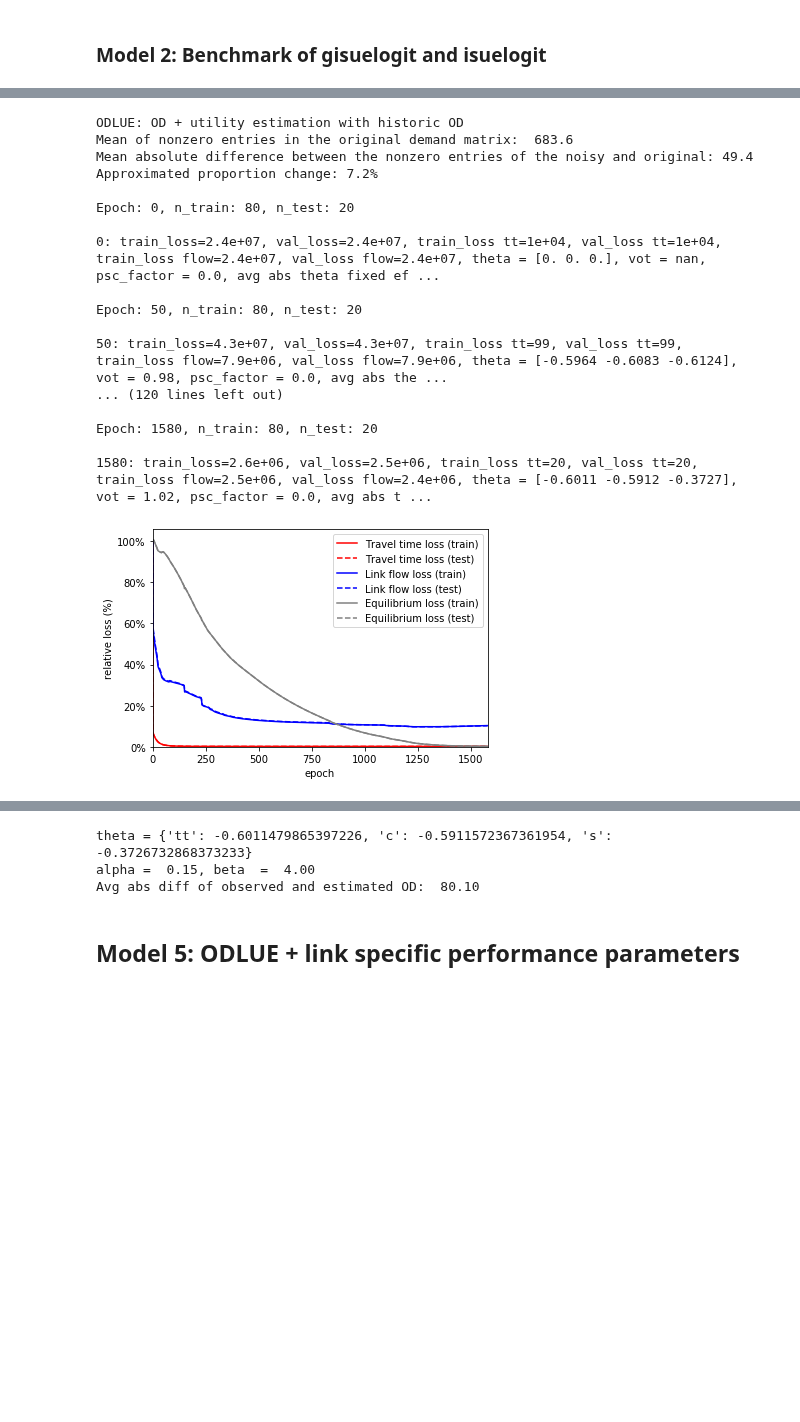
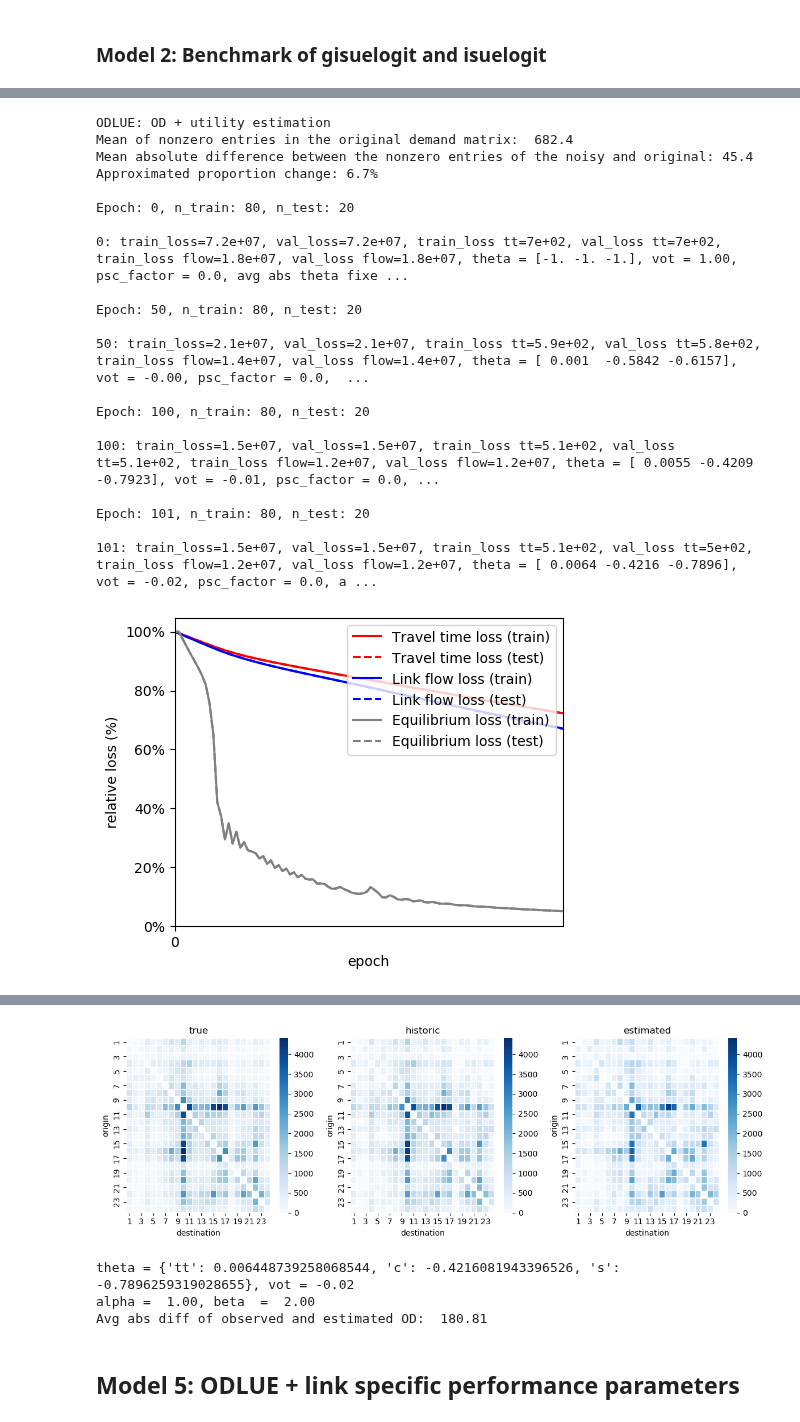
Before and after one commit to pabloguarda/pesuelogit, a Jupyter notebook: examples/notebooks/gisuelogit-siouxfalls.ipynb, the cells around one changed output, grey strips where cells are left out. Saved outputs shown, nothing was run; the diff lists cells and outputs as text; code cells hidden in the pictures; blank space fills up the shorter version.

```diff
--- a/examples/notebooks/gisuelogit-siouxfalls.ipynb
+++ b/examples/notebooks/gisuelogit-siouxfalls.ipynb
@@ -104,27 +105,30 @@ To enable them in other operations, rebuild TensorFlow with the appropriate comp
 # %% [markdown]
 ## Configuration
 # %%
-_EPOCHS = 2500
+_EPOCHS = 100
 _LR = 1e-1
 _RELATIVE_GAP = 1e-7
 _BATCH_SIZE = None
 _EPOCHS_PRINT_INTERVAL = 50
 
-# _LOSS_METRIC = mse
+_LOSS_METRIC = mse
 #_LOSS_METRIC  = btcg_mse
 #_LOSS_METRIC  = mnrmse
-_LOSS_METRIC  = nrmse
+#_LOSS_METRIC  = nrmse
+
+_LOSS_WEIGHTS ={'od': 1, 'theta': 0, 'tt': 1, 'flow': 1, 'eq_flow': 1}
 # %% [markdown]
 ## Models
 # %%
-list_models = ['equilibrium','lue', 'ode', 'odlue', 'odlulpe']
+list_models = ['equilibrium','lue', 'ode', 'lpe', 'odlue', 'odlulpe']
 
 run_model = dict.fromkeys(list_models,True)
-# run_model = dict.fromkeys(list_models, False)
+#run_model = dict.fromkeys(list_models, False)
 
 # run_model['equilibrium'] = True
 # run_model['lue'] = True
 # run_model['ode'] = True
+# run_model['lpe'] = True
 # run_model['odlue'] = True
 # run_model['odlulpe'] = True
 # %%
@@ -336,7 +491,7 @@ Avg abs diff of observed and estimated OD:  0.00
 if run_model['ode']:
     print('\n ODE: OD estimation with historic OD')
 
-    _RELATIVE_GAP = 1e-7
+    _RELATIVE_GAP = 1e-9
 
     optimizer = tf.keras.optimizers.Adam(learning_rate=_LR)
     # optimizer = tf.keras.optimizers.Adagrad(learning_rate=_LR)
@@ -391,7 +546,7 @@ if run_model['ode']:
         batch_size=_BATCH_SIZE,
         loss_metric=_LOSS_METRIC,
         # generalization_error={'train': False, 'validation': True},
-        loss_weights={'od': 1, 'theta': 0, 'tt': 1, 'flow': 1, 'eq_flow': 1},
+        loss_weights= dict(_LOSS_WEIGHTS),
         threshold_relative_gap=_RELATIVE_GAP,
         epochs_print_interval=_EPOCHS_PRINT_INTERVAL,
         epochs=_EPOCHS)
@@ -438,6 +596,6 @@ Avg abs diff of observed and estimated OD:  76.26
 # %%
 if run_model['odlue']:
-    print('\nODLUE: OD + utility estimation with historic OD')
+    print('\nODLUE: OD + utility estimation ')
 
     _RELATIVE_GAP = 1e-7
 
@@ -456,10 +614,12 @@ if run_model['odlue']:
                                                , 'tt': True, 'c': True, 's': True},
                                            )
 
-    # utility_parameters.random_initializer((-1,1),['tt','c','s'])
+    #utility_parameters.random_initializer((-1,1),['tt','c','s'])
+    utility_parameters.initial_values = dict(utility_parameters.initial_values, tt = -1, c = -1, s = -1)
 
     bpr_parameters = BPRParameters(keys=['alpha', 'beta'],
-                                   initial_values={'alpha': 0.15, 'beta': 4},
+                                   initial_values={'alpha': 1, 'beta': 2},
+                                   true_values={'alpha': 0.15, 'beta': 4},
                                    trainables=dict.fromkeys(['alpha', 'beta'], False),
                                    )
 
@@ -496,45 +656,54 @@ if run_model['odlue']:
 
     train_results_dfs['odlue'], val_results_dfs['odlue'] = odlue.train(
         X_train, Y_train, X_test, Y_test,
         optimizer=optimizer,
         batch_size=_BATCH_SIZE,
         loss_metric=_LOSS_METRIC,
         # generalization_error={'train': False, 'validation': True},
-        loss_weights={'od': 1, 'theta': 0, 'tt': 1, 'flow': 1, 'eq_flow': 1},
+        loss_weights= dict(_LOSS_WEIGHTS),
         threshold_relative_gap=_RELATIVE_GAP,
         epochs_print_interval=_EPOCHS_PRINT_INTERVAL,
         epochs=_EPOCHS)
 
-    plot_predictive_performance(train_losses=train_results_dfs['odlue'], val_losses=val_results_dfs['odlue'],
-                                xticks_spacing= 250)
+    train_results_estimates, train_results_losses = odlue.split_results(results=train_results_dfs['odlue'])
+    val_results_estimates, val_results_losses = odlue.split_results(results=val_results_dfs['odlue'])
 
-    plt.show()
+    plot_predictive_performance(train_losses= train_results_losses, val_losses=val_results_dfs['odlue'],
+                                xticks_spacing = 250)
+
+    plot_convergence_estimates(estimates=train_results_estimates.\
+                               assign(vot = train_results_estimates['tt']/train_results_estimates['c'])[['epoch','vot']],
+                               true_values={'vot':lue.utility.true_values['tt']/lue.utility.true_values['c']})
 
     Qs = {'true': tntp_network.OD.Q_true, 'historic': Q_historic, 'estimated': tf.sparse.to_dense(odlue.Q).numpy()}
 
     plot_heatmap_demands(Qs=Qs, vmin=np.min(Qs['true']), vmax=np.max(Qs['true']), subplots_dims=(1, 3), figsize=(12, 4))
 
     plt.show()
 
-    print(f"theta = {dict(zip(utility_parameters.true_values.keys(), list(odlue.theta.numpy())))}")
+    print(f"theta = {dict(zip(utility_parameters.true_values.keys(), list(odlue.theta.numpy())))}, "
+          f"vot = {train_results_estimates.eval('tt/c').values[-1]:0.2f}")
     print(f"alpha = {odlue.alpha: 0.2f}, beta  = {odlue.beta: 0.2f}")
     print(f"Avg abs diff of observed and estimated OD: {np.mean(np.abs(odlue.q - tntp_network.q.flatten())): 0.2f}")
 # %% [output]
-ODLUE: OD + utility estimation with historic OD
-Mean of nonzero entries in the original demand matrix:  683.6
-Mean absolute difference between the nonzero entries of the noisy and original: 49.4
-Approximated proportion change: 7.2%
+ODLUE: OD + utility estimation
+Mean of nonzero entries in the original demand matrix:  682.4
+Mean absolute difference between the nonzero entries of the noisy and original: 45.4
+Approximated proportion change: 6.7%
 
 Epoch: 0, n_train: 80, n_test: 20
 
-0: train_loss=2.4e+07, val_loss=2.4e+07, train_loss tt=1e+04, val_loss tt=1e+04, train_loss flow=2.4e+07, val_loss flow=2.4e+07, theta = [0. 0. 0.], vot = nan, psc_factor = 0.0, avg abs theta fixed ef ...
+0: train_loss=7.2e+07, val_loss=7.2e+07, train_loss tt=7e+02, val_loss tt=7e+02, train_loss flow=1.8e+07, val_loss flow=1.8e+07, theta = [-1. -1. -1.], vot = 1.00, psc_factor = 0.0, avg abs theta fixe ...
 
 Epoch: 50, n_train: 80, n_test: 20
 
-50: train_loss=4.3e+07, val_loss=4.3e+07, train_loss tt=99, val_loss tt=99, train_loss flow=7.9e+06, val_loss flow=7.9e+06, theta = [-0.5964 -0.6083 -0.6124], vot = 0.98, psc_factor = 0.0, avg abs the ...
-... (120 lines left out)
+50: train_loss=2.1e+07, val_loss=2.1e+07, train_loss tt=5.9e+02, val_loss tt=5.8e+02, train_loss flow=1.4e+07, val_loss flow=1.4e+07, theta = [ 0.001  -0.5842 -0.6157], vot = -0.00, psc_factor = 0.0,  ...
 
-Epoch: 1580, n_train: 80, n_test: 20
+Epoch: 100, n_train: 80, n_test: 20
 
-1580: train_loss=2.6e+06, val_loss=2.5e+06, train_loss tt=20, val_loss tt=20, train_loss flow=2.5e+06, val_loss flow=2.4e+06, theta = [-0.6011 -0.5912 -0.3727], vot = 1.02, psc_factor = 0.0, avg abs t ...
+100: train_loss=1.5e+07, val_loss=1.5e+07, train_loss tt=5.1e+02, val_loss tt=5.1e+02, train_loss flow=1.2e+07, val_loss flow=1.2e+07, theta = [ 0.0055 -0.4209 -0.7923], vot = -0.01, psc_factor = 0.0, ...
+
+Epoch: 101, n_train: 80, n_test: 20
+
+101: train_loss=1.5e+07, val_loss=1.5e+07, train_loss tt=5.1e+02, val_loss tt=5e+02, train_loss flow=1.2e+07, val_loss flow=1.2e+07, theta = [ 0.0064 -0.4216 -0.7896], vot = -0.02, psc_factor = 0.0, a ...
-[figure, old version]
+[figure, new version]
@@ -542,6 +711,7 @@ Epoch: 1580, n_train: 80, n_test: 20
+[figure, added]
-theta = {'tt': -0.6011479865397226, 'c': -0.5911572367361954, 's': -0.3726732868373233}
-alpha =  0.15, beta  =  4.00
-Avg abs diff of observed and estimated OD:  80.10
+theta = {'tt': 0.006448739258068544, 'c': -0.4216081943396526, 's': -0.7896259319028655}, vot = -0.02
+alpha =  1.00, beta  =  2.00
+Avg abs diff of observed and estimated OD:  180.81
 # %% [markdown]
 ## Model 5: ODLUE + link specific performance parameters
 # %%
```
Also changed, not shown: parts of 15 cells of this notebook, 3 other files.
